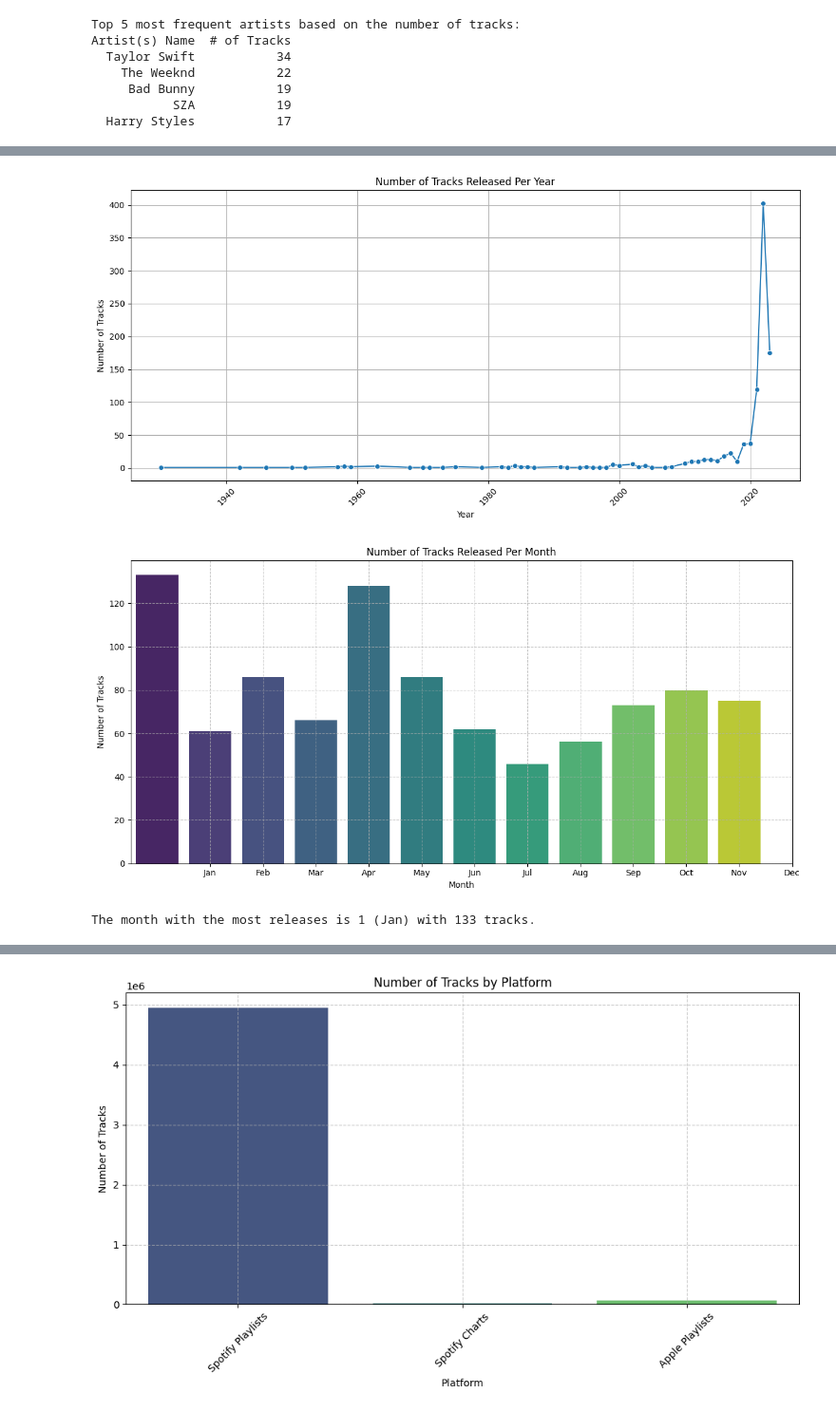
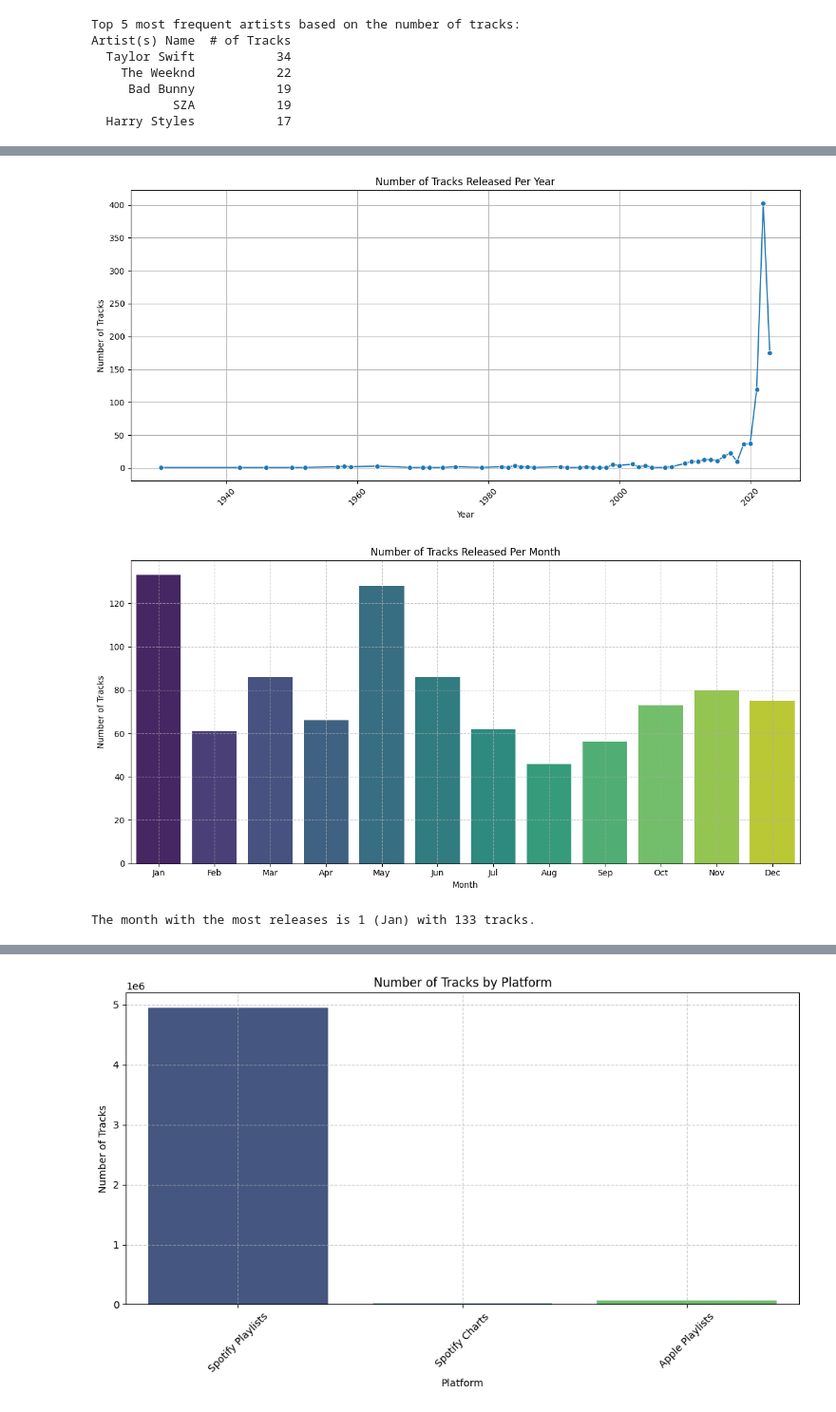
Before and after one commit to jorgerojasiii/TUPM-ECE-Emerging-Technologies-AY-2024-2025, a Jupyter notebook: Programming Assignment 1/exploratory_data_analysis.ipynb, the cells around one changed output, grey strips where cells are left out. Shown at 95% size. Drawn from its saved outputs; the diff is of its cells as text; code cells hidden in the pictures.

```diff
--- a/Programming Assignment 1/exploratory_data_analysis.ipynb
+++ b/Programming Assignment 1/exploratory_data_analysis.ipynb
@@ -141,33 +220,33 @@ plt.figure(figsize=(12, 6))
 sns.lineplot(x=tracks_per_year.index, y=tracks_per_year.values, marker='o')
 plt.title('Number of Tracks Released Per Year')
 plt.xlabel('Year')
 plt.ylabel('Number of Tracks')
 plt.grid(True)
 plt.xticks(rotation=45)
 plt.tight_layout()
 plt.show()
 
 # Ensure 'released_month' column is numeric and drop NaN values
 df['released_month'] = pd.to_numeric(df['released_month'], errors='coerce')
 df = df.dropna(subset=['released_month'])
 
 # Count and plot the number of tracks released per month
 tracks_per_month = df['released_month'].value_counts().sort_index()
 plt.figure(figsize=(12, 6))
 sns.barplot(x=tracks_per_month.index, y=tracks_per_month.values, palette='viridis')
 plt.title('Number of Tracks Released Per Month')
 plt.xlabel('Month')
 plt.ylabel('Number of Tracks')
-plt.xticks(ticks=range(1, 13), labels=['Jan', 'Feb', 'Mar', 'Apr', 'May', 'Jun', 'Jul', 'Aug', 'Sep', 'Oct', 'Nov', 'Dec'])
+plt.xticks(ticks=range(0, 12), labels=['Jan', 'Feb', 'Mar', 'Apr', 'May', 'Jun', 'Jul', 'Aug', 'Sep', 'Oct', 'Nov', 'Dec'])
 plt.grid(True, linestyle='--', alpha=0.7)
 plt.tight_layout()
 plt.show()
 
 # Find the month with the most releases
 most_releases_month = tracks_per_month.idxmax()
 most_releases_count = tracks_per_month.max()
 print(f"The month with the most releases is {most_releases_month} ({['Jan', 'Feb', 'Mar', 'Apr', 'May', 'Jun', 'Jul', 'Aug', 'Sep', 'Oct', 'Nov', 'Dec'][most_releases_month - 1]}) with {most_releases_count} tracks.")
 # %% [output]
 [figure]
-[figure, old version]
+[figure, new version]
 The month with the most releases is 1 (Jan) with 133 tracks.
```
Also changed, not shown: parts of 15 cells of this notebook, 1 other file.
